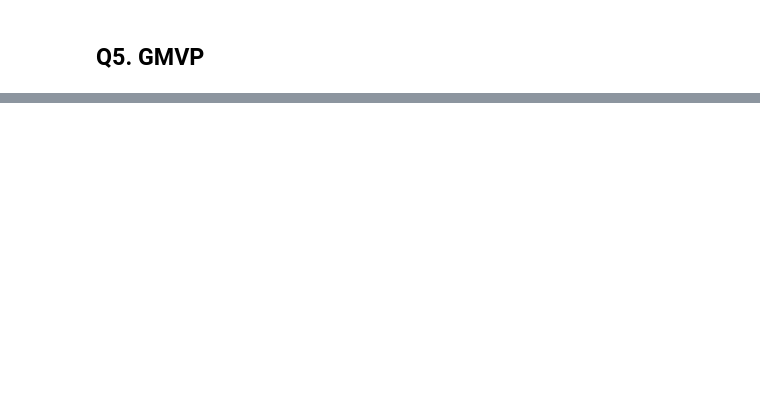
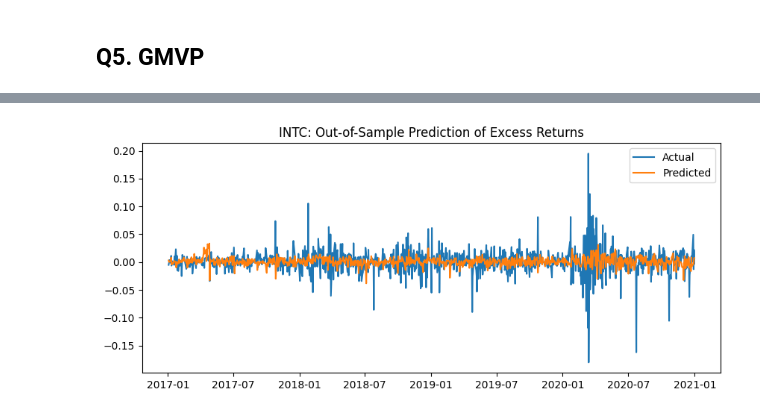
Before and after one commit to abil-nrg/takehome-quant, a Jupyter notebook: figures.ipynb, the cells around one changed output, grey strips where cells are left out. Cells and saved outputs as stored; diff of their text form; code cells hidden in the pictures; blank space fills up the shorter version.

```diff
--- a/figures.ipynb
+++ b/figures.ipynb
@@ -170,0 +284,8 @@ plt.plot()
+# %%
+ff_fname = "F-F_Research_Data_5_Factors_2x3_daily.csv"
+ff = pd.read_csv(ff_fname)
+
+ff["Date"] = pd.to_datetime(ff["Date"], format="%Y%m%d")
+ff = ff.set_index("Date")
+ff = ff.div(100) #100-0 -> 1-0
+ff.columns.values
@@ -170,0 +296,27 @@ plt.plot()
+# %%
+feat_frames = {}
+for t in tickers:
+    if t not in returns.columns:
+        continue
+    df = pd.DataFrame(index=returns.index)
+    df["ret"] = returns[t]
+    df["mom5"] = df["ret"].rolling(5).mean()
+    df["mom10"] = df["ret"].rolling(10).mean()
+    df["mom20"] = df["ret"].rolling(20).mean()
+    df["vol20"] = df["ret"].rolling(20).std()
+    df = df.join(ff, how="inner")
+    df = df.dropna(how='any')
+    feat_frames[t] = df
+# %%
+targets = {}
+for t, df in feat_frames.items():
+    # ensure ret and RF present
+    s_ret = df["ret"]
+    s_rf  = df["RF"]
+    # shift -1 for next days
+    target = s_ret.shift(-1) - s_rf.shift(-1)
+    # align features to target and drop NA
+    full_df = df.join(target.rename("target"), how="left")
+    full_df = full_df.dropna(subset=["target"])
+    feat_frames[t] = full_df
+    targets[t] = full_df["target"]
@@ -170,0 +418,12 @@ plt.plot()
+# %%
+ticker = "INTC"
+df_plot = predictions_df.loc[ticker]
+
+plt.figure(figsize=(10,4))
+plt.plot(df_plot["actual"], label="Actual")
+plt.plot(df_plot["predicted"], label="Predicted")
+plt.title(f"{ticker}: Out-of-Sample Prediction of Excess Returns")
+plt.legend()
+plt.show()
+# %% [output]
+[figure, added]
```
Also changed, not shown: parts of 28 cells of this notebook, 13 other files.
